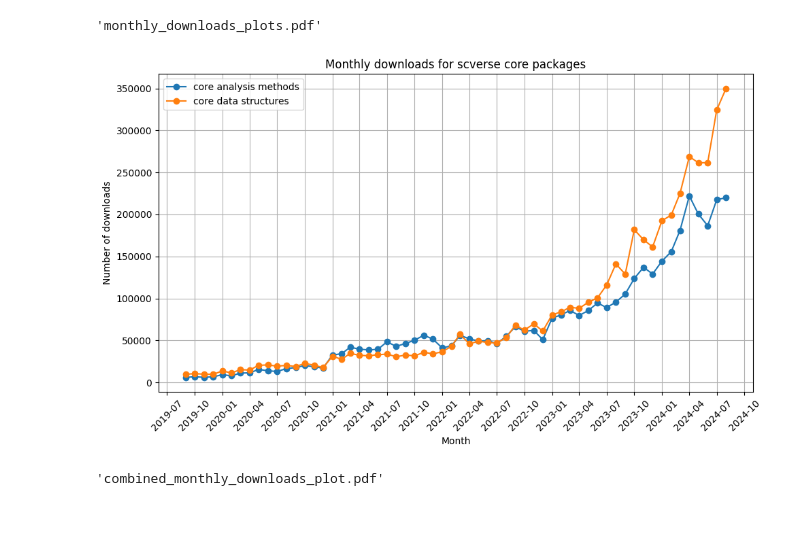
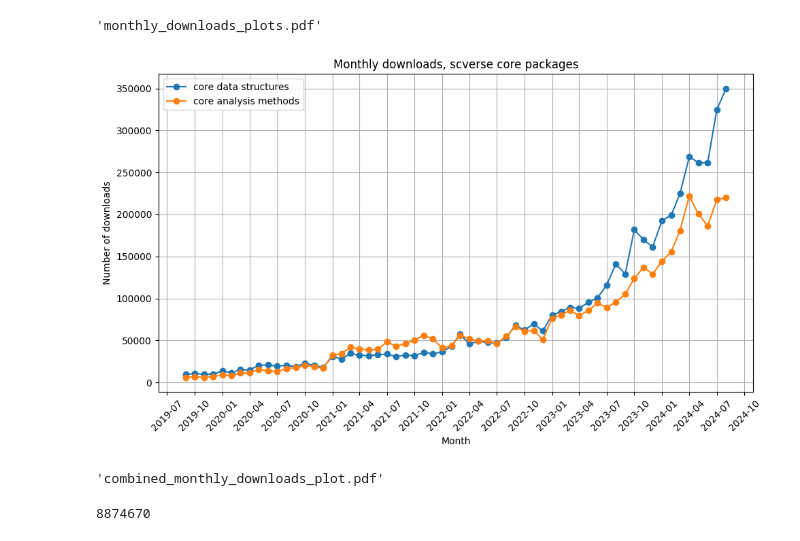
Before and after one commit to PMBio/pypi-download-stats, a Jupyter notebook: pypi downloads.ipynb, the cells around one changed output. Saved outputs shown, nothing was run; the diff lists cells and outputs as text; code cells hidden in the pictures.

```diff
--- a/pypi downloads.ipynb
+++ b/pypi downloads.ipynb
@@ -77,6 +77,10 @@ array(['anndata', 'mudata', 'muon', 'napari-spatialdata',
        'rapids-singlecell', 'scanpy', 'scirpy', 'scvi-tools',
        'spatialdata', 'spatialdata-io', 'spatialdata-plot', 'squidpy'],
       dtype=object)
+# %%
+custom_order = ['anndata', 'mudata', 'spatialdata', 'scanpy', 'rapids-singlecell', 'muon', 'spatialdata-io', 'spatialdata-plot', 'napari-spatialdata', 'scvi-tools', 'scirpy', 'squidpy']
+assert set(custom_order) == set(projects)
+projects = custom_order
 # %%
 import numpy as np
 
@@ -139,6 +143,9 @@ data = data.sort_values('month')
 
 # Pivot the data to get projects as columns
 pivot_df = data.pivot_table(index='month', columns='project', values='num_downloads', fill_value=0)
+
+# reorder columns by custom order
+pivot_df = pivot_df[projects]
 
 # Create a stacked area plot
 with PdfPages(pdf_path) as pdf:
@@ -323,40 +325,44 @@ my_data_2 = data_ab
 my_data_2['project'] = my_data_2['project_ab']
 
 # Get unique projects
-projects = my_data_2['project'].unique()
+projects_categories = reversed(my_data_2['project'].unique())
 
 # Create a PDF for the plot
 pdf_path = 'combined_monthly_downloads_plot.pdf'
 
 with PdfPages(pdf_path) as pdf:
     fig, ax = plt.subplots(figsize=(10, 6))
 
     # Plot each project
-    for i, project in enumerate(projects):
+    for i, project in enumerate(projects_categories):
         project_data = my_data_2[my_data_2['project'] == project]
         ax.plot(project_data['month'], project_data['num_downloads'], marker='o', label=f'{project}', color=colors[i])
 
     # Set the title and labels
-    ax.set_title('Monthly downloads for scverse core packages')
+    ax.set_title('Monthly downloads, scverse core packages')
     ax.set_xlabel('Month')
     ax.set_ylabel('Number of downloads')
 
     # Format the x-axis dates
     ax.xaxis.set_major_formatter(mdates.DateFormatter('%Y-%m'))
     ax.xaxis.set_major_locator(mdates.MonthLocator(interval=3))
     plt.setp(ax.xaxis.get_majorticklabels(), rotation=45)
 
     # Add a grid, legend, and tight layout
     ax.grid(True)
     ax.legend()
     plt.tight_layout()
 
     # Save the plot to the PDF
     pdf.savefig()
     plt.show()
     plt.close()
 
 pdf_path
 # %% [output]
-[figure, old version]
+[figure, new version]
 'combined_monthly_downloads_plot.pdf'
+# %%
+data.num_downloads.sum()
+# %% [output]
+8874670
```
Also changed, not shown: parts of 2 cells of this notebook, 1 other file.
